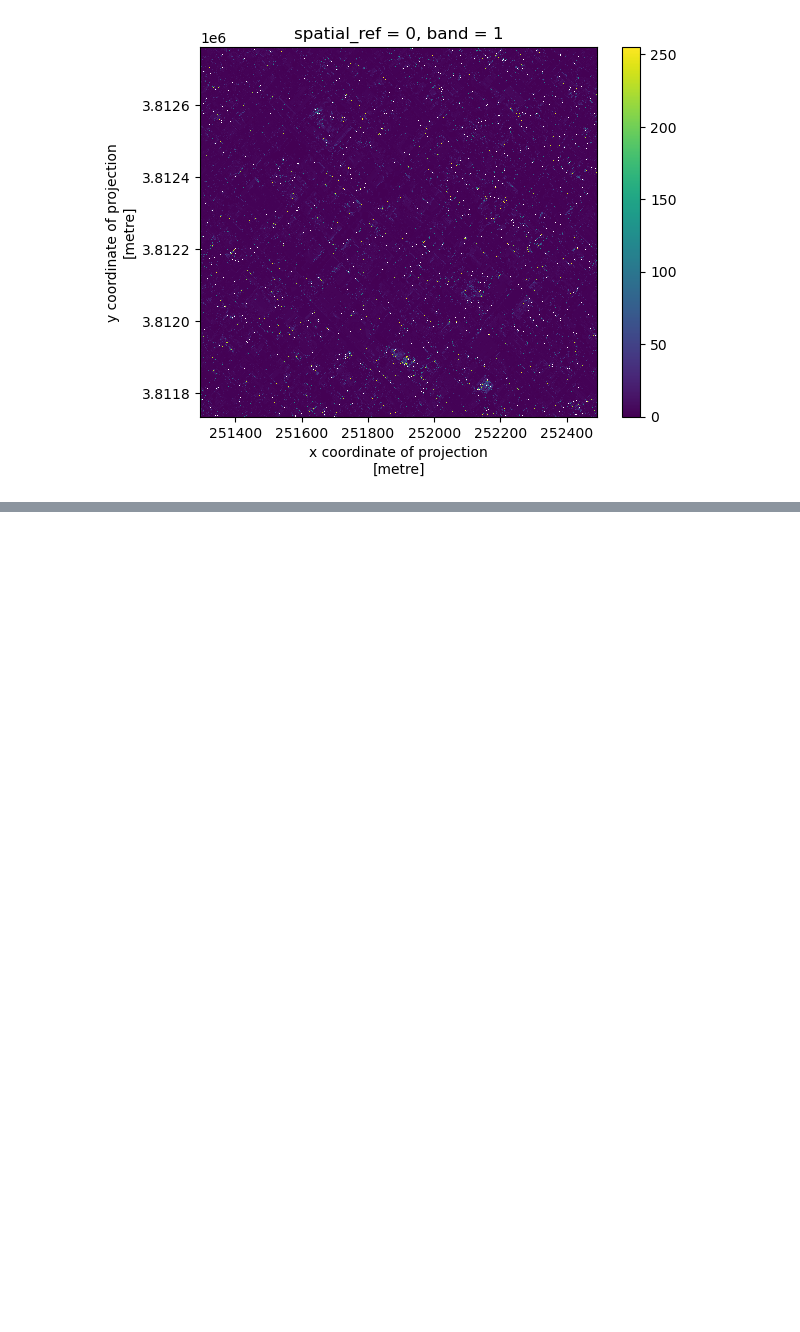
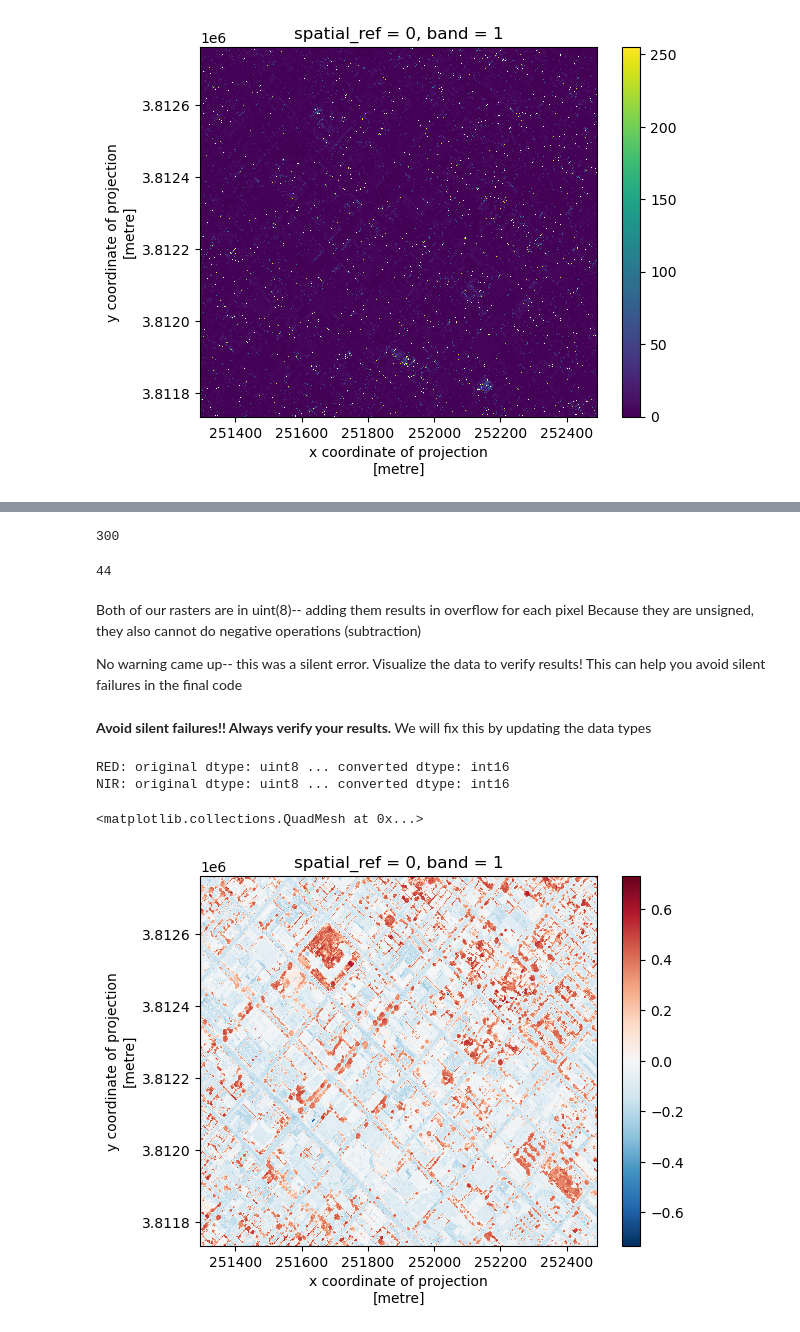
Before and after one commit to gingersknapp/eds-220-in-class, a Jupyter notebook: Week8/week-8-rioxarray-STUDENTS.ipynb, the cells around one changed output, grey strips where cells are left out. Saved outputs shown, nothing was run; the diff lists cells and outputs as text; code cells hidden in the pictures; blank space fills up the shorter version.

```diff
--- a/Week8/week-8-rioxarray-STUDENTS.ipynb
+++ b/Week8/week-8-rioxarray-STUDENTS.ipynb
@@ -307,0 +329,35 @@ ndvi.plot()
+# %%
+150 + 150
+# %% [output]
+300
+# %%
+np.uint8(150) + np.uint8(150)
+# %% [output]
+44
+# %% [markdown]
+Both of our rasters are in uint(8)-- adding them results in overflow for each pixel
+Because they are unsigned, they also cannot do negative operations (subtraction)
+
+No warning came up-- this was a silent error.  Visualize the data to verify results!  This can help you avoid silent failures in the final code
+# %% [markdown]
+**Avoid silent failures!! Always verify your results.**
+We will fix this by updating the data types
+# %%
+# Update data type to int16 to perform NDVI calculatuons
+red16 = red_small.astype('int16')
+nir16 = nir_small.astype('int16')
+
+print('RED: original dtype:', red_small.dtype, '... converted dtype:', red16.dtype)
+print('NIR: original dtype:', nir_small.dtype, '... converted dtype:', nir16.dtype)
+# %% [output]
+RED: original dtype: uint8 ... converted dtype: int16
+NIR: original dtype: uint8 ... converted dtype: int16
+# %%
+# Calculate NDVI
+ndvi = (nir16-red16)/(nir16 + red16)
+
+#Plot
+ndvi.plot()
+# %% [output]
+<matplotlib.collections.QuadMesh at 0x...>
+[figure, added]
```
Also changed, not shown: parts of 5 cells of this notebook.
